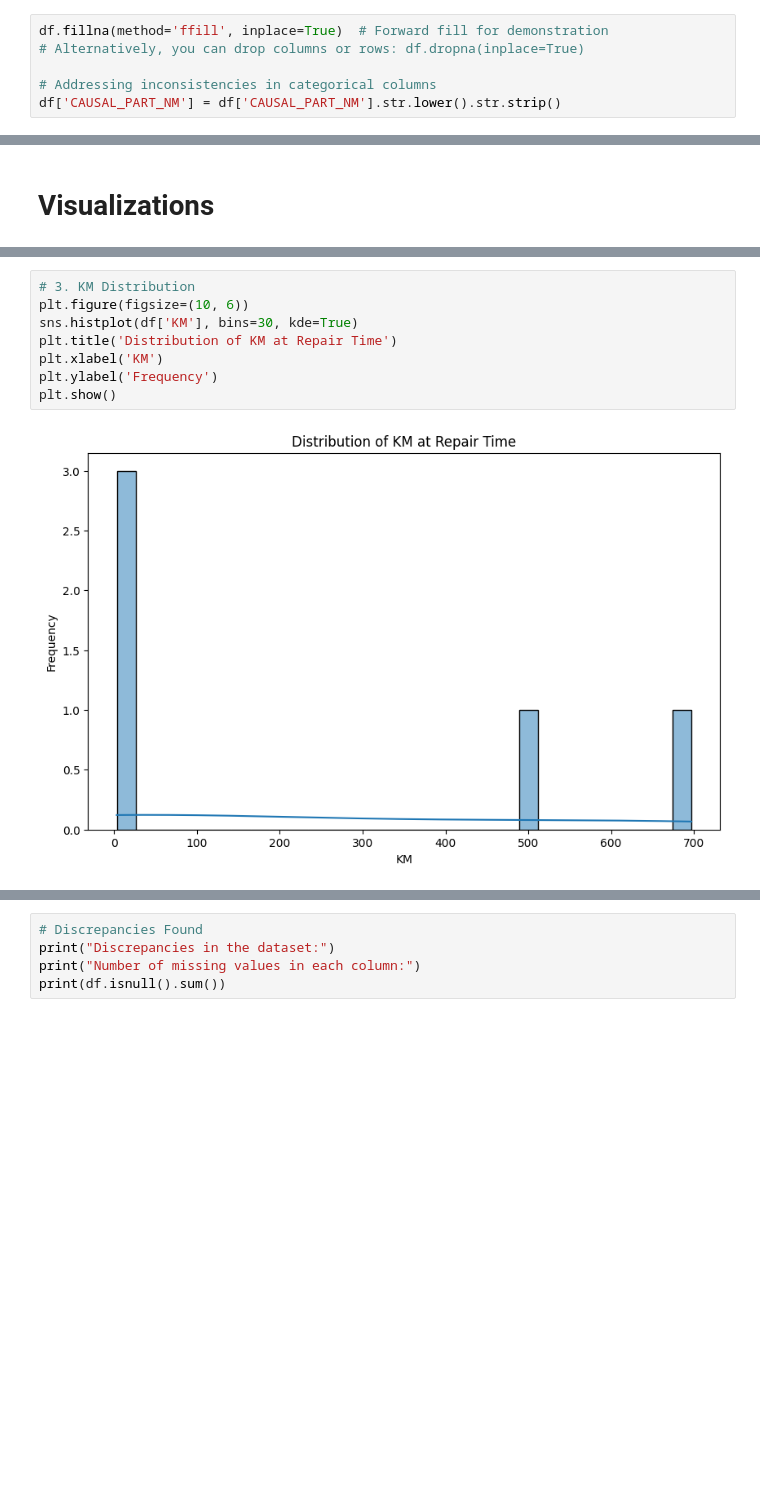
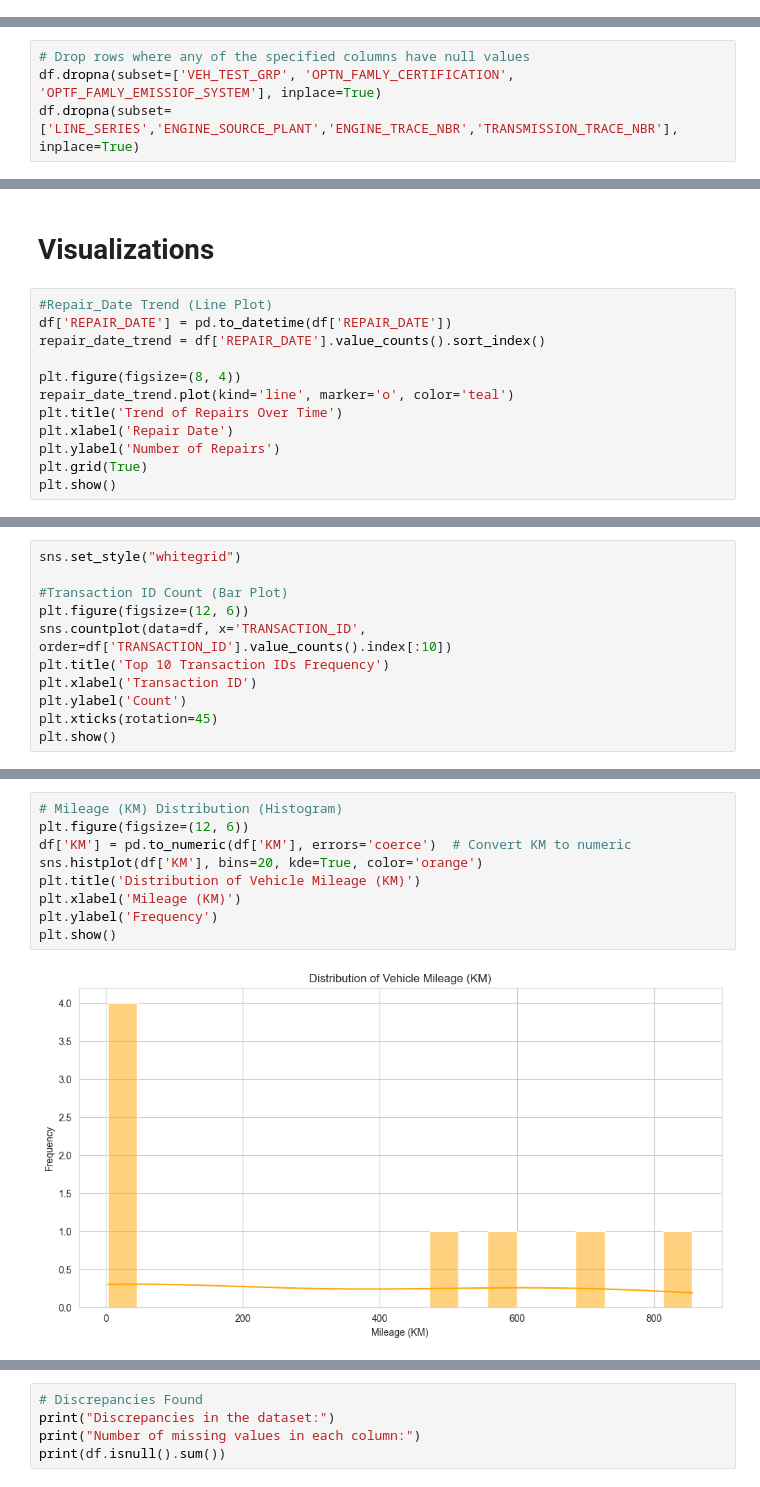
Before and after one commit to sehbakhan/AxionRayTasks, a Jupyter notebook: AxionRaysTask2.ipynb, the cells around one changed output, grey strips where cells are left out. Drawn from its saved outputs; the diff is of its cells as text; blank space fills up the shorter version.

```diff
--- a/AxionRaysTask2.ipynb
+++ b/AxionRaysTask2.ipynb
@@ -73,8 +68,2 @@ print(column_analysis_df)
 # %% [markdown]
 ## Data Cleaning
-# %%
-df.fillna(method='ffill', inplace=True)  # Forward fill for demonstration
-# Alternatively, you can drop columns or rows: df.dropna(inplace=True)
-
-# Addressing inconsistencies in categorical columns
-df['CAUSAL_PART_NM'] = df['CAUSAL_PART_NM'].str.lower().str.strip()
@@ -80,0 +103,4 @@ df['CAUSAL_PART_NM'] = df['CAUSAL_PART_NM'].str.lower().str.strip()
+# %%
+# Drop rows where any of the specified columns have null values
+df.dropna(subset=['VEH_TEST_GRP', 'OPTN_FAMLY_CERTIFICATION', 'OPTF_FAMLY_EMISSIOF_SYSTEM'], inplace=True)
+df.dropna(subset=['LINE_SERIES','ENGINE_SOURCE_PLANT','ENGINE_TRACE_NBR','TRANSMISSION_TRACE_NBR'], inplace=True)
@@ -115,2 +203,14 @@ GLOBAL_LABOR_CODE_DESCRIPTION: Important for tracking repairs and customer feedb
 # %% [markdown]
 # Visualizations
+# %%
+#Repair_Date Trend (Line Plot)
+df['REPAIR_DATE'] = pd.to_datetime(df['REPAIR_DATE'])
+repair_date_trend = df['REPAIR_DATE'].value_counts().sort_index()
+
+plt.figure(figsize=(8, 4))
+repair_date_trend.plot(kind='line', marker='o', color='teal')
+plt.title('Trend of Repairs Over Time')
+plt.xlabel('Repair Date')
+plt.ylabel('Number of Repairs')
+plt.grid(True)
+plt.show()
@@ -116,0 +219,11 @@ GLOBAL_LABOR_CODE_DESCRIPTION: Important for tracking repairs and customer feedb
+# %%
+sns.set_style("whitegrid")
+
+#Transaction ID Count (Bar Plot)
+plt.figure(figsize=(12, 6))
+sns.countplot(data=df, x='TRANSACTION_ID', order=df['TRANSACTION_ID'].value_counts().index[:10])
+plt.title('Top 10 Transaction IDs Frequency')
+plt.xlabel('Transaction ID')
+plt.ylabel('Count')
+plt.xticks(rotation=45)
+plt.show()
@@ -137,10 +242,11 @@ plt.show()
 # %%
-# 3. KM Distribution
-plt.figure(figsize=(10, 6))
-sns.histplot(df['KM'], bins=30, kde=True)
-plt.title('Distribution of KM at Repair Time')
-plt.xlabel('KM')
+# Mileage (KM) Distribution (Histogram)
+plt.figure(figsize=(12, 6))
+df['KM'] = pd.to_numeric(df['KM'], errors='coerce')  # Convert KM to numeric
+sns.histplot(df['KM'], bins=20, kde=True, color='orange')
+plt.title('Distribution of Vehicle Mileage (KM)')
+plt.xlabel('Mileage (KM)')
 plt.ylabel('Frequency')
 plt.show()
 # %% [output]
-[figure, old version]
+[figure, new version]
```
Also changed, not shown: parts of 22 cells of this notebook.
